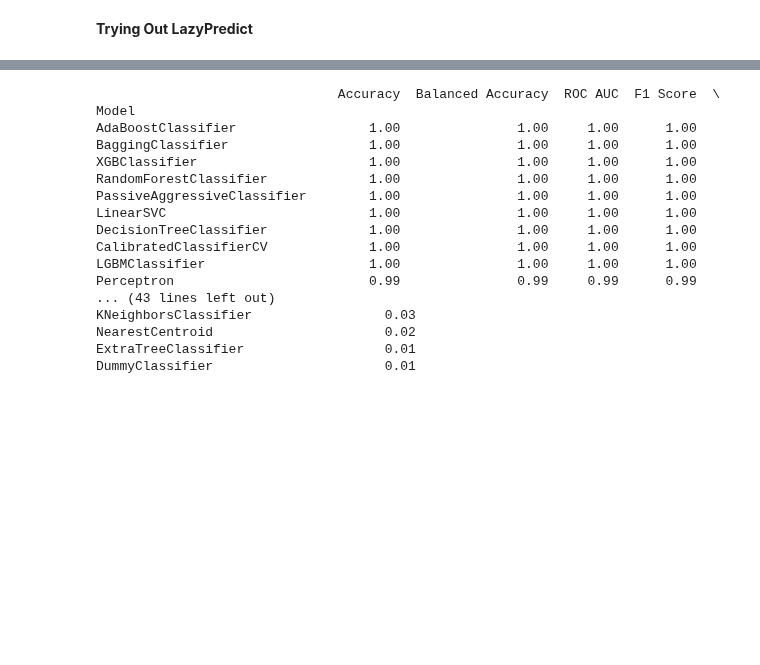
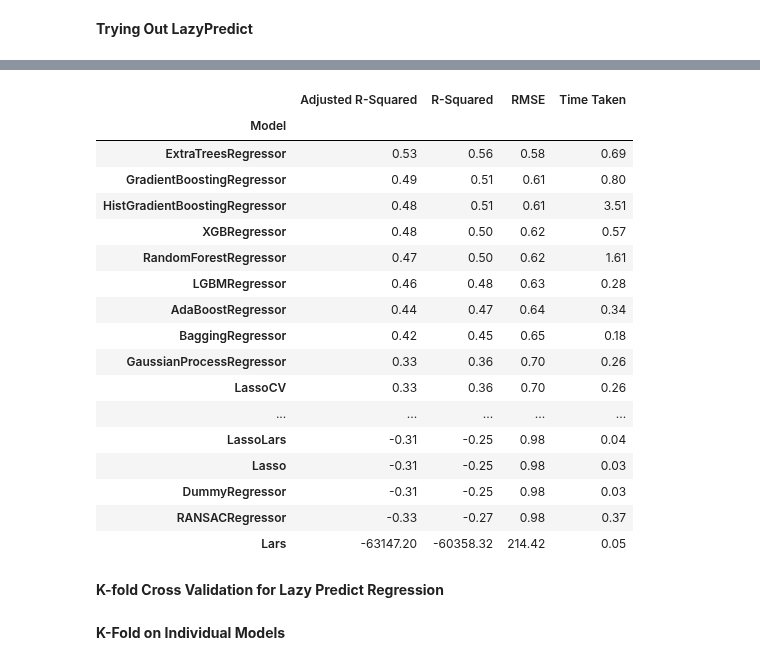
Before and after one commit to anniebritton/Ecological-Drought-ML-Modeling, a Jupyter notebook: NDVI_Data_Preprocessing.ipynb, the cells around one changed output, grey strips where cells are left out. Cells and saved outputs as stored; diff of their text form; code cells hidden in the pictures; blank space fills up the shorter version.

Commit message:
Updated with k-fold

```diff
--- a/NDVI_Data_Preprocessing.ipynb
+++ b/NDVI_Data_Preprocessing.ipynb
@@ -220,33 +199,36 @@ Lars                                        -1.47      -1.36  1.57        0.03
 # %%
-from lazypredict.Supervised import LazyClassifier
-
-# add in a boolean drought column (1 for drought, 0 for no drought)
-normalized_df['drought_bool'] = np.where(normalized_df["pdsi_anomaly_roll"] >= 0, 0, 1)
+# Regression
+reg = LazyRegressor(verbose=0, ignore_warnings=False, custom_metric=None)
 
 X_train = normalized_df.iloc[0:1272, 0:15].values
 y_train = normalized_df.iloc[0:1272, 15:16].values.ravel()
+
 X_test = normalized_df.iloc[1272:1590, 0:15].values
 y_test = normalized_df.iloc[1272:1590, 15:16].values
 
-clf = LazyClassifier(verbose=0,ignore_warnings=True, custom_metric=None)
-models,predictions = clf.fit(X_train, X_test, y_train, y_test)
+rmodel, rprediction = reg.fit(X_train, X_test, y_train, y_test)
 
-print(models)
+rmodel
-# %% [output]
-                               Accuracy  Balanced Accuracy  ROC AUC  F1 Score  \
-Model
-AdaBoostClassifier                 1.00               1.00     1.00      1.00
-BaggingClassifier                  1.00               1.00     1.00      1.00
-XGBClassifier                      1.00               1.00     1.00      1.00
-RandomForestClassifier             1.00               1.00     1.00      1.00
-PassiveAggressiveClassifier        1.00               1.00     1.00      1.00
-LinearSVC                          1.00               1.00     1.00      1.00
-DecisionTreeClassifier             1.00               1.00     1.00      1.00
-CalibratedClassifierCV             1.00               1.00     1.00      1.00
-LGBMClassifier                     1.00               1.00     1.00      1.00
-Perceptron                         0.99               0.99     0.99      0.99
-... (43 lines left out)
-KNeighborsClassifier                 0.03
-NearestCentroid                      0.02
-ExtraTreeClassifier                  0.01
-DummyClassifier                      0.01
+# %%
+rmodel
+# %% [output]
+|  | Adjusted R-Squared | R-Squared | RMSE | Time Taken |
+| Model |  |  |  |  |
+| ExtraTreesRegressor | 0.53 | 0.56 | 0.58 | 0.69 |
+| GradientBoostingRegressor | 0.49 | 0.51 | 0.61 | 0.80 |
+| HistGradientBoostingRegressor | 0.48 | 0.51 | 0.61 | 3.51 |
+| XGBRegressor | 0.48 | 0.50 | 0.62 | 0.57 |
+| RandomForestRegressor | 0.47 | 0.50 | 0.62 | 1.61 |
+| LGBMRegressor | 0.46 | 0.48 | 0.63 | 0.28 |
+| AdaBoostRegressor | 0.44 | 0.47 | 0.64 | 0.34 |
+| BaggingRegressor | 0.42 | 0.45 | 0.65 | 0.18 |
+| GaussianProcessRegressor | 0.33 | 0.36 | 0.70 | 0.26 |
+| LassoCV | 0.33 | 0.36 | 0.70 | 0.26 |
+| ... | ... | ... | ... | ... |
+| LassoLars | -0.31 | -0.25 | 0.98 | 0.04 |
+| Lasso | -0.31 | -0.25 | 0.98 | 0.03 |
+| DummyRegressor | -0.31 | -0.25 | 0.98 | 0.03 |
+| RANSACRegressor | -0.33 | -0.27 | 0.98 | 0.37 |
+| Lars | -63147.20 | -60358.32 | 214.42 | 0.05 |
+# %% [markdown]
+**K-fold Cross Validation for Lazy Predict Regression**
@@ -252,0 +264,2 @@ DummyClassifier                      0.01
+# %% [markdown]
+**K-Fold on Individual Models**
```
Also changed, not shown: parts of 21 cells of this notebook.
